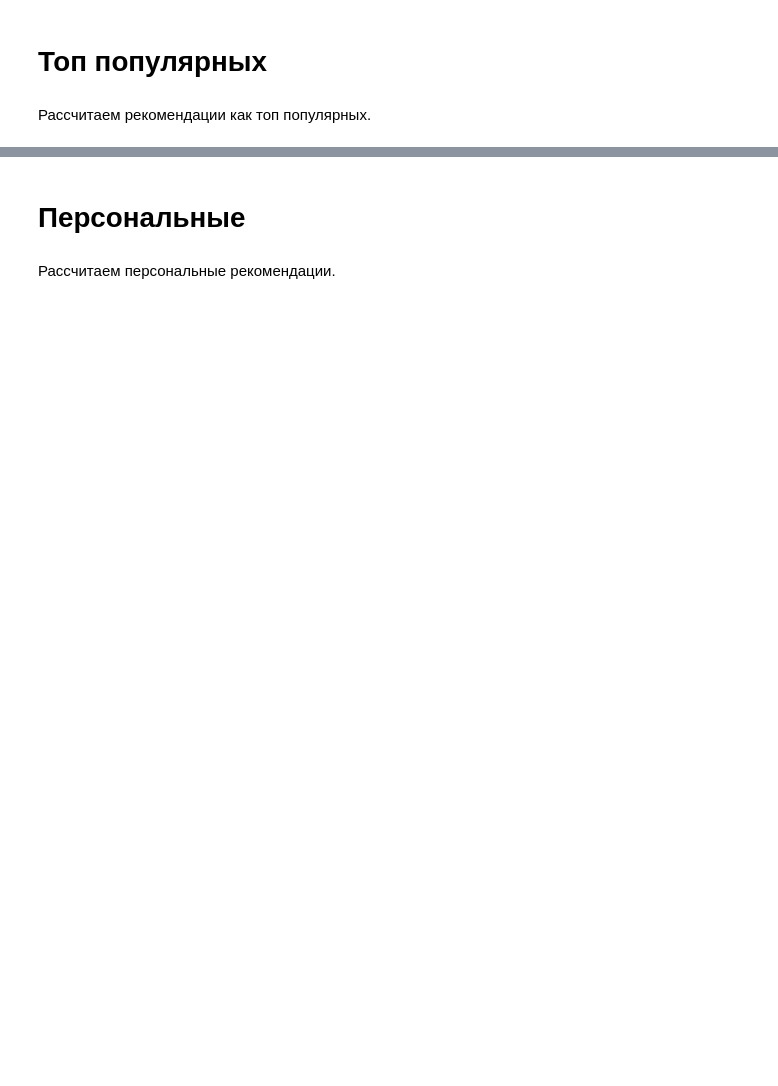
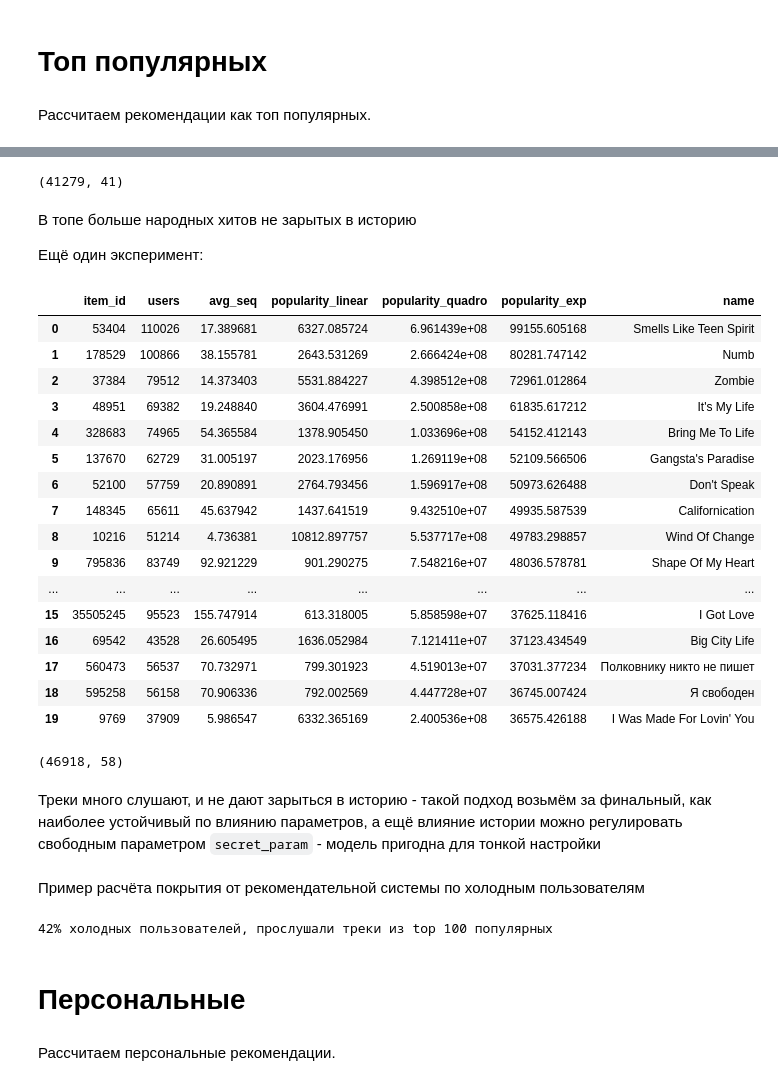
Before and after one commit to ujhmaster/mle-recsys-project-start, a Jupyter notebook: recommendations.ipynb, the cells around one changed output, grey strips where cells are left out. Drawn from its saved outputs; the diff is of its cells as text; code cells hidden in the pictures; blank space fills up the shorter version.

```diff
--- a/recommendations.ipynb
+++ b/recommendations.ipynb
@@ -100,3 +553,9 @@ interactions.head()
 # Топ популярных
 # %% [markdown]
 Рассчитаем рекомендации как топ популярных.
+# %%
+#для исключения утечки данных о популярности треков из events_test удалим сведения о популярности и средней позиции трека в истории из таблицы items
+items.drop(['popularity','position'],axis=1,inplace=True)
+# %%
+# Считаем популярность с среднюю позицию  трека в истории пользователей
+item_popularity = events_train.groupby(["item_id"]).agg(users=("user_id", "nunique"), avg_seq=("track_seq", "mean")).reset_index()
@@ -102,0 +602,3 @@ interactions.head()
+# %%
+item_popularity["popularity_linear"] = item_popularity["users"] / item_popularity["avg_seq"]
+item_popularity.sort_values(by=["popularity_linear"],ascending=False).merge(items[['item_id','name']],on='item_id')[0:20]
@@ -102,0 +631,3 @@ interactions.head()
+# %%
+item_popularity["popularity_quadro"] = item_popularity["users"]**2 / item_popularity["avg_seq"]
+item_popularity.sort_values(by=["popularity_quadro"],ascending=False).merge(items[['item_id','name']],on='item_id')[0:20]
@@ -102,0 +652,44 @@ interactions.head()
+# %%
+print(pop_k_metrics(item_popularity,"popularity_quadro",100))
+# %% [output]
+(41279, 41)
+# %% [markdown]
+В топе больше народных хитов не зарытых в историю
+
+Ещё один эксперимент:
+# %%
+secret_param = 1.006
+"""
+кажется логичным что, если трек слушали последний раз давно, то его популярность начала хромать
+поэтому место этого фактора в знаменателе веса популярности.
+Коэффициент `secret_param` следовательно должен быть > 1 иначе эффект от истории обратный.
+Делать его большим тоже плохо, т.к. массовость мнения быстро сойдёт на нет из-за большого делителя
+
+Настраивать параметр надо на баллансе здравого смысла, ну это вроде должно быть обычной практикой, или нет ....
+"""
+item_popularity["popularity_exp"] = item_popularity["users"] / secret_param**item_popularity["avg_seq"]
+item_popularity.sort_values(by=["popularity_exp"],ascending=False).merge(items[['item_id','name']],on='item_id')[0:20]
+# %% [output]
+|  | item_id | users | avg_seq | popularity_linear | popularity_quadro | popularity_exp | name |
+| 0 | 53404 | 110026 | 17.389681 | 6327.085724 | 6.961439e+08 | 99155.605168 | Smells Like Teen Spirit |
+| 1 | 178529 | 100866 | 38.155781 | 2643.531269 | 2.666424e+08 | 80281.747142 | Numb |
+| 2 | 37384 | 79512 | 14.373403 | 5531.884227 | 4.398512e+08 | 72961.012864 | Zombie |
+| 3 | 48951 | 69382 | 19.248840 | 3604.476991 | 2.500858e+08 | 61835.617212 | It's My Life |
+| 4 | 328683 | 74965 | 54.365584 | 1378.905450 | 1.033696e+08 | 54152.412143 | Bring Me To Life |
+| 5 | 137670 | 62729 | 31.005197 | 2023.176956 | 1.269119e+08 | 52109.566506 | Gangsta's Paradise |
+| 6 | 52100 | 57759 | 20.890891 | 2764.793456 | 1.596917e+08 | 50973.626488 | Don't Speak |
+| 7 | 148345 | 65611 | 45.637942 | 1437.641519 | 9.432510e+07 | 49935.587539 | Californication |
+| 8 | 10216 | 51214 | 4.736381 | 10812.897757 | 5.537717e+08 | 49783.298857 | Wind Of Change |
+| 9 | 795836 | 83749 | 92.921229 | 901.290275 | 7.548216e+07 | 48036.578781 | Shape Of My Heart |
+| ... | ... | ... | ... | ... | ... | ... | ... |
+| 15 | 35505245 | 95523 | 155.747914 | 613.318005 | 5.858598e+07 | 37625.118416 | I Got Love |
+| 16 | 69542 | 43528 | 26.605495 | 1636.052984 | 7.121411e+07 | 37123.434549 | Big City Life |
+| 17 | 560473 | 56537 | 70.732971 | 799.301923 | 4.519013e+07 | 37031.377234 | Полковнику никто не пишет |
+| 18 | 595258 | 56158 | 70.906336 | 792.002569 | 4.447728e+07 | 36745.007424 | Я свободен |
+| 19 | 9769 | 37909 | 5.986547 | 6332.365169 | 2.400536e+08 | 36575.426188 | I Was Made For Lovin' You |
+# %%
+print(pop_k_metrics(item_popularity,"popularity_exp",100))
+# %% [output]
+(46918, 58)
+# %% [markdown]
+Треки много слушают, и не дают зарыться в историю - такой подход возьмём за финальный, как наиболее устойчивый по влиянию параметров, а ещё влияние истории можно регулировать свободным параметром `secret_param` - модель пригодна для тонкой настройки
@@ -103,3 +702,21 @@ interactions.head()
+# %% [markdown]
+Пример расчёта покрытия от рекомендательной системы по холодным пользователям
+# %%
+k=100
+# прилепим веса популярноти трекам в тестовой выборке холдным пользователям,
+# но не всем, а только тем, которые были в топ@k популярных треков
+cold_users_events_with_recs = events_test[events_test["user_id"].isin(cold_users)] \
+    .merge(items_top_pop_hlop[["popularity_exp","item_id"]][0:k], on="item_id", how="left")
+# этим трекам ничего не прилипло
+cold_user_items_no_avg_rating_idx = cold_users_events_with_recs["popularity_exp"].isnull()
+# поэтому выберем, кроме них
+cold_user_recs = cold_users_events_with_recs[~cold_user_items_no_avg_rating_idx]
+# количество уникальных холодных пользователей, прослушавхых хотябы один трек из топ@k
+count_cold_users_with_recs = len(cold_user_recs['user_id'].drop_duplicates())
+
+print(f"{round(count_cold_users_with_recs/len(cold_users)*100)}% холодных пользователей, прослушали треки из top {k} популярных ")
+# %% [output]
+42% холодных пользователей, прослушали треки из top 100 популярных
 # %% [markdown]
 # Персональные
 # %% [markdown]
```
Also changed, not shown: parts of 116 cells of this notebook, 1 other file.
